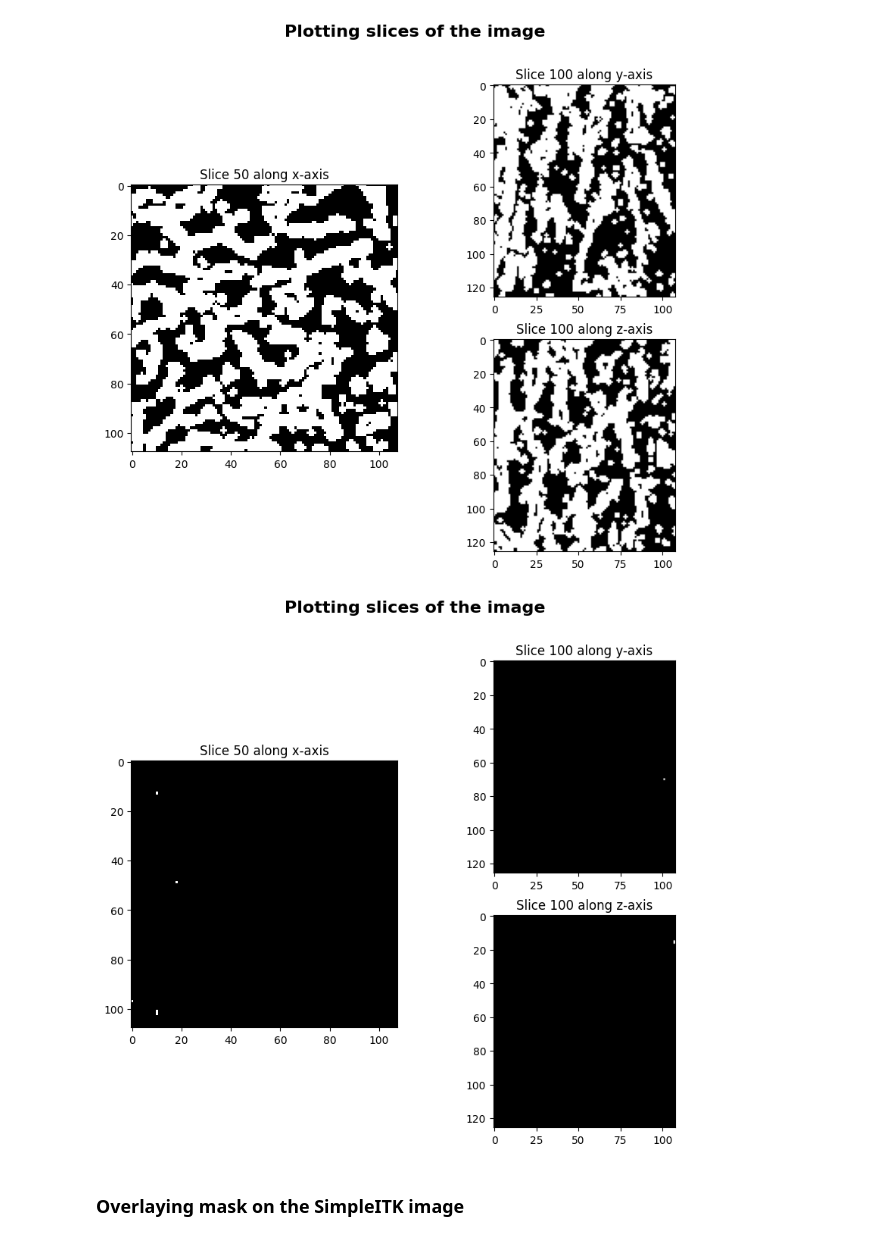
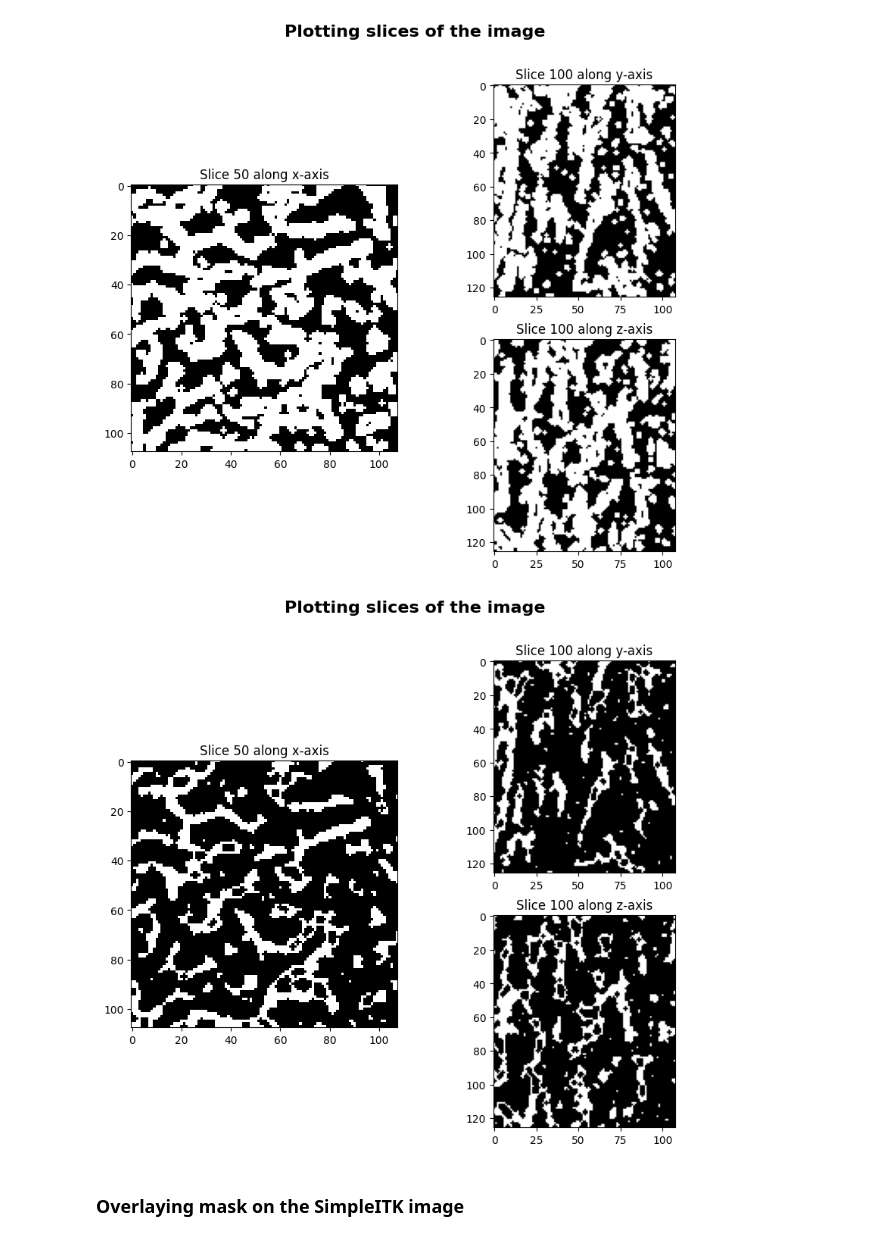
Before and after one commit to OpenMSKImaging/vtkbone, a Jupyter notebook: Tutorials/02_visualization_and_img_processing_basics.ipynb, the cells around one changed output. Saved outputs shown, nothing was run; the diff lists cells and outputs as text; code cells hidden in the pictures.

Commit message:
updated eroded image

```diff
--- a/Tutorials/02_visualization_and_img_processing_basics.ipynb
+++ b/Tutorials/02_visualization_and_img_processing_basics.ipynb
@@ -341,10 +341,10 @@ imshow_2d(dilated_image)
 [figure]
 # %%
 kernel_radius = [1,1,1]
-eroded_image = sitk.BinaryErode(thresholded, kernel_radius)
+eroded_image = sitk.BinaryErode(dilated_image, kernel_radius)
 imshow_2d(eroded_image)
 # %% [output]
-[figure, old version]
+[figure, new version]
 # %% [markdown]
 ### Overlaying mask on the SimpleITK image
 # %% [markdown]
```
